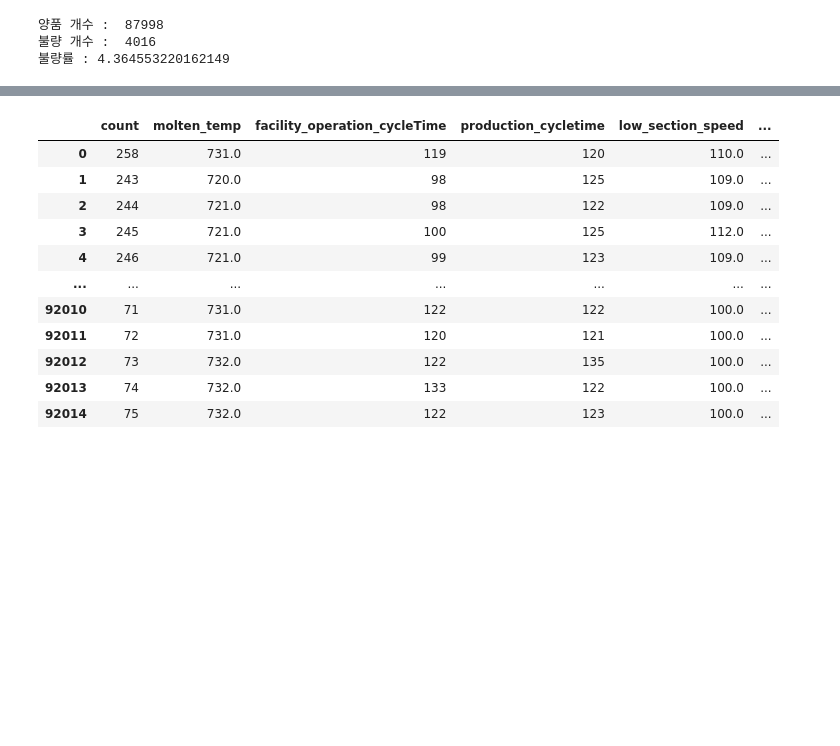
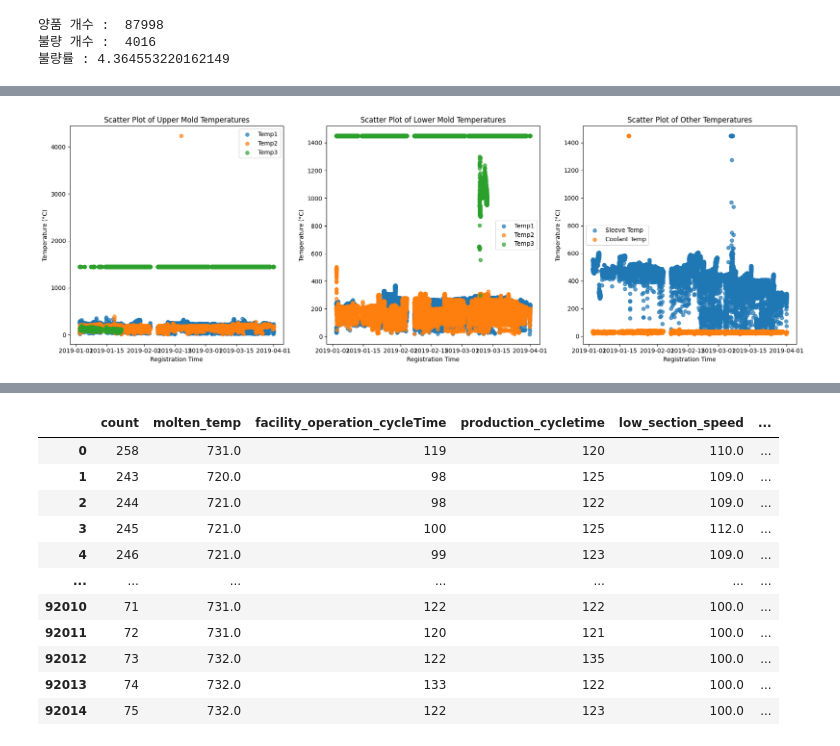
Before and after one commit to jiwon9898/GIT_PROJECT_TEST, a Jupyter notebook: 4주차/4주_예제코드.ipynb, the cells around one changed output, grey strips where cells are left out. Cells and saved outputs as stored; diff of their text form; code cells hidden in the pictures; blank space fills up the shorter version.

```diff
--- a/4주차/4주_예제코드.ipynb
+++ b/4주차/4주_예제코드.ipynb
@@ -107,0 +550,39 @@ print('불량률 :', fail_count/(fail_count+pass_count)*100)
+# %%
+# registration_time 열을 인덱스로 설정합니다.
+data_df.set_index('registration_time', inplace=True)
+
+# 한 행에 세 개의 산점도를 나란히 그립니다.
+fig, axs = plt.subplots(1, 3, figsize=(18, 6))
+
+# Upper mold temperatures
+axs[0].scatter(data_df.index, data_df['upper_mold_temp1'], label='Temp1', alpha=0.7)
+axs[0].scatter(data_df.index, data_df['upper_mold_temp2'], label='Temp2', alpha=0.7)
+axs[0].scatter(data_df.index, data_df['upper_mold_temp3'], label='Temp3', alpha=0.7)
+axs[0].set_title('Scatter Plot of Upper Mold Temperatures')
+axs[0].set_ylabel('Temperature (°C)')
+axs[0].set_xlabel('Registration Time')
+axs[0].legend()
+
+# Lower mold temperatures
+axs[1].scatter(data_df.index, data_df['lower_mold_temp1'], label='Temp1', alpha=0.7)
+axs[1].scatter(data_df.index, data_df['lower_mold_temp2'], label='Temp2', alpha=0.7)
+axs[1].scatter(data_df.index, data_df['lower_mold_temp3'], label='Temp3', alpha=0.7)
+axs[1].set_title('Scatter Plot of Lower Mold Temperatures')
+axs[1].set_ylabel('Temperature (°C)')
+axs[1].set_xlabel('Registration Time')
+axs[1].legend()
+
+# Sleeve and Coolant temperatures
+axs[2].scatter(data_df.index, data_df['sleeve_temperature'], label='Sleeve Temp', alpha=0.7)
+axs[2].scatter(data_df.index, data_df['Coolant_temperature'], label='Coolant Temp', alpha=0.7)
+axs[2].set_title('Scatter Plot of Other Temperatures')
+axs[2].set_ylabel('Temperature (°C)')
+axs[2].set_xlabel('Registration Time')
+axs[2].legend()
+
+plt.tight_layout()
+plt.show()
+
+data_df.reset_index('registration_time', inplace=True)
+# %% [output]
+[figure, added]
```
Also changed, not shown: parts of 83 cells of this notebook.
